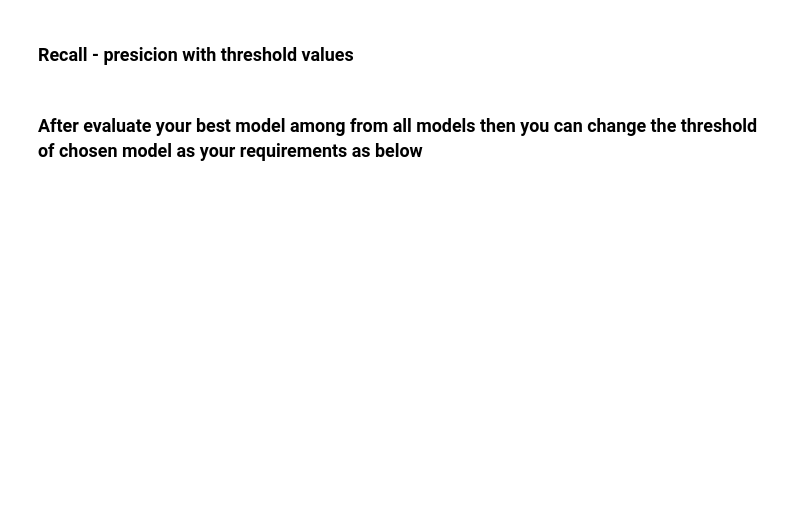
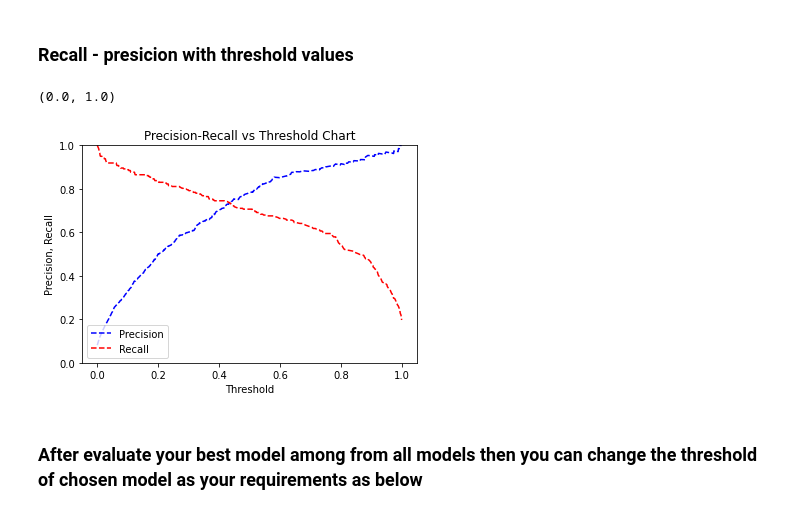
Before and after one commit to OvinduWijethunge/Machine_Learning_Projects, a Jupyter notebook: youtube spam classifier/Random Forest Model.ipynb, the cells around one changed output. Drawn from its saved outputs; the diff is of its cells as text; code cells hidden in the pictures; blank space fills up the shorter version.

```diff
--- a/youtube spam classifier/Random Forest Model.ipynb
+++ b/youtube spam classifier/Random Forest Model.ipynb
@@ -138,6 +142,6 @@ random_grid
 # rf is the base model
 rf_random = RandomizedSearchCV(estimator = rf, param_distributions = random_grid, n_iter = 200, cv = 5, verbose=2, random_state=42, n_jobs = -1)
 # %%
-rf_random.fit(X_train.values,y_train.values)
+rf_random.fit(X_train,y_train)
 # %% [output]
 Fitting 5 folds for each of 200 candidates, totalling 1000 fits
@@ -205,21 +270,24 @@ plt.show()
 ### Recall - presicion with threshold values
 # %%
 ### Predict test_y values and probabilities based on random forest model
-probs_y=best_model.predict_proba(X_test.values)
+probs_y=best_model.predict_proba(X_test)
   # probs_y is a 2-D array of probability of being labeled as 0 (first column of array) vs 1 (2nd column in array)
 
 from sklearn.metrics import precision_recall_curve
-precision, recall, thresholds = precision_recall_curve(y_test.values, probs_y[:, 1])
+precision, recall, thresholds = precision_recall_curve(y_test, probs_y[:, 1])
    #retrieve probability of being 1(in second column of probs_y)
 pr_auc = metrics.auc(recall, precision)
 
 plt.title("Precision-Recall vs Threshold Chart")
 plt.plot(thresholds, precision[: -1], "b--", label="Precision")
 plt.plot(thresholds, recall[: -1], "r--", label="Recall")
 plt.ylabel("Precision, Recall")
 plt.xlabel("Threshold")
 plt.legend(loc="lower left")
 plt.ylim([0,1])
+# %% [output]
+(0.0, 1.0)
+[figure, added]
 # %% [markdown]
 ### After evaluate your best model among from all models then you can change the threshold of chosen model as your requirements as below
 # %%
```
Also changed, not shown: parts of 21 cells of this notebook.
